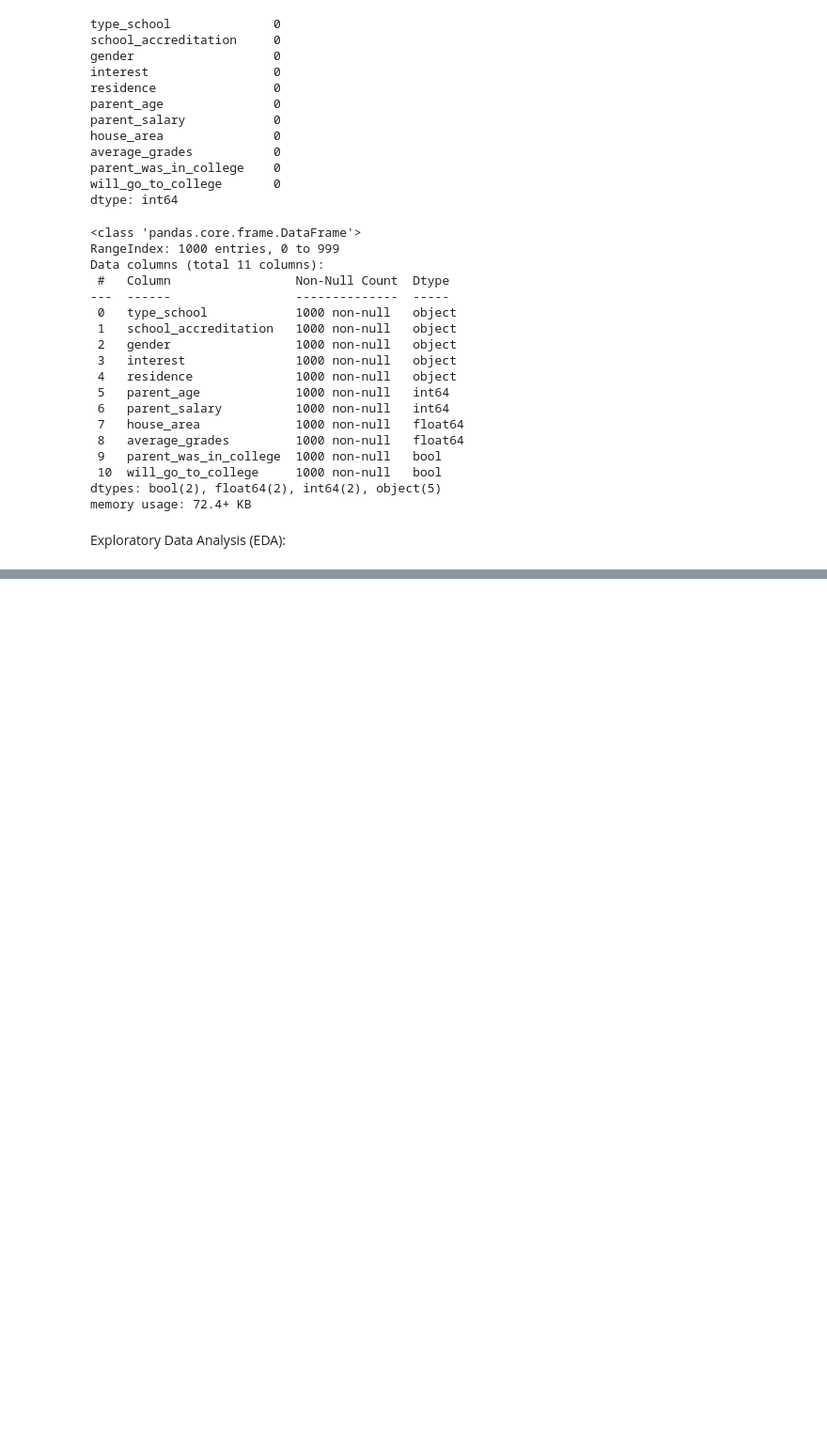
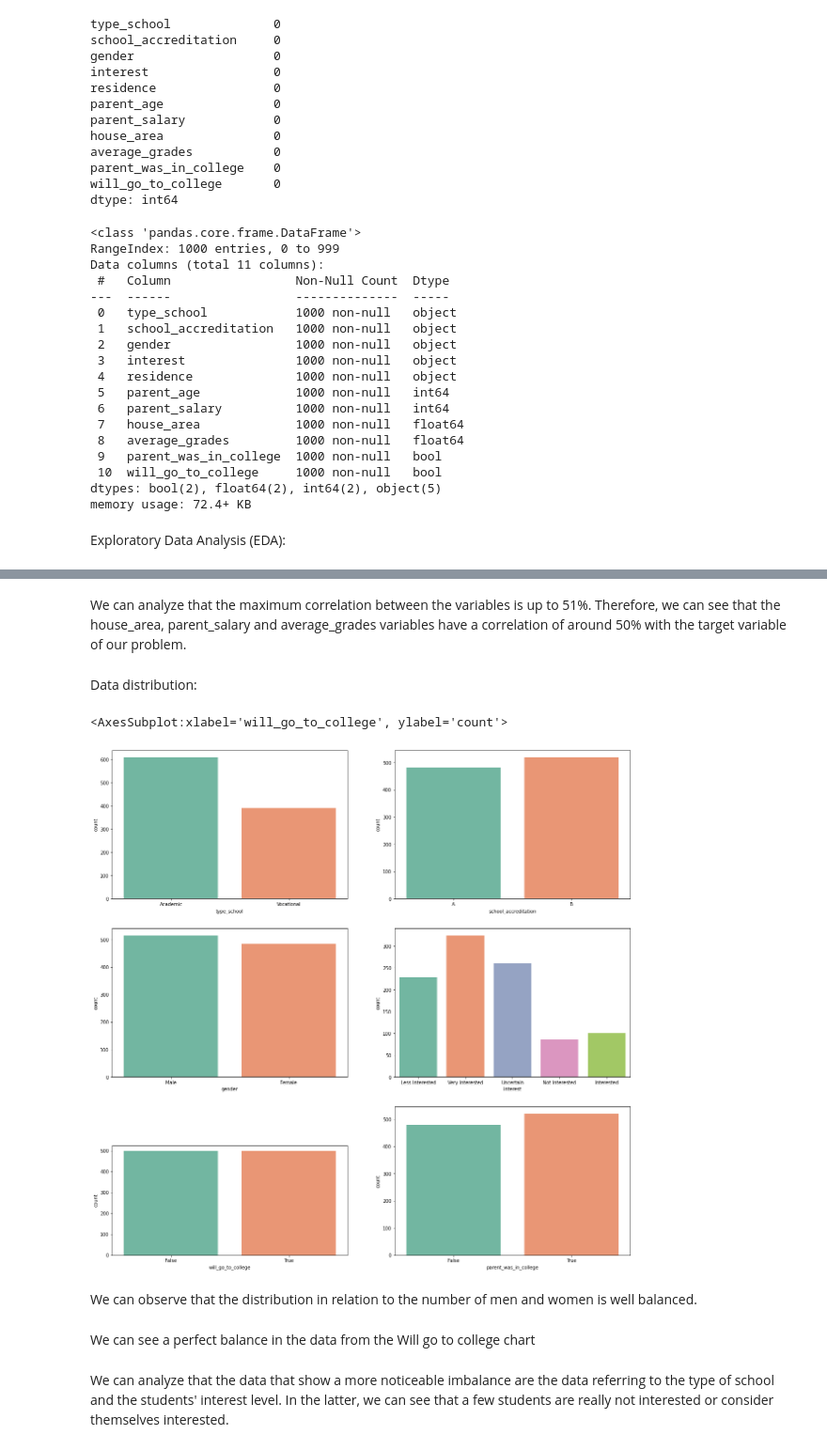
Before and after one commit to RichardeLira/Python-IA-Dell-Lead-, a Jupyter notebook: Challenges/defiance_01/Desafio_01.ipynb, the cells around one changed output, grey strips where cells are left out. Shown at 94% size. Saved outputs shown, nothing was run; the diff lists cells and outputs as text; code cells hidden in the pictures; blank space fills up the shorter version.

```diff
--- a/Challenges/defiance_01/Desafio_01.ipynb
+++ b/Challenges/defiance_01/Desafio_01.ipynb
@@ -76,0 +106,36 @@ Exploratory Data Analysis (EDA):
+# %% [markdown]
+We can analyze that the maximum correlation between the variables is up to 51%. Therefore, we can see that the house_area, parent_salary and average_grades variables have a correlation of around 50% with the target variable of our problem.
+# %% [markdown]
+Data distribution:
+# %%
+plt.figure(figsize = (20,20))
+
+plt.subplot(3,2,1)
+sns.countplot(x = 'type_school', palette='Set2', data = df)
+
+plt.subplot(3,2,2)
+sns.countplot(x = 'school_accreditation', palette='Set2', data = df)
+
+plt.subplot(3,2,3)
+sns.countplot(x = 'gender', palette='Set2', data = df)
+
+plt.subplot(3,2,4)
+sns.countplot(x = 'interest', palette='Set2', data = df)
+
+plt.subplot(3,2,5)
+sns.countplot(x = 'residence', palette='Set2', data = df)
+
+plt.subplot(3,2,6)
+sns.countplot(x = 'parent_was_in_college', palette='Set2', data = df)
+
+plt.subplot(4,2,7)
+sns.countplot(x = 'will_go_to_college', palette='Set2', data = df)
+# %% [output]
+<AxesSubplot:xlabel='will_go_to_college', ylabel='count'>
+[figure, added]
+# %% [markdown]
+We can observe that the distribution in relation to the number of men and women is well balanced.
+# %% [markdown]
+We can see a perfect balance in the data from the Will go to college chart
+# %% [markdown]
+We can analyze that the data that show a more noticeable imbalance are the data referring to the type of school and the students' interest level. In the latter, we can see that a few students are really not interested or consider themselves interested.
```
Also changed, not shown: parts of 5 cells of this notebook.
